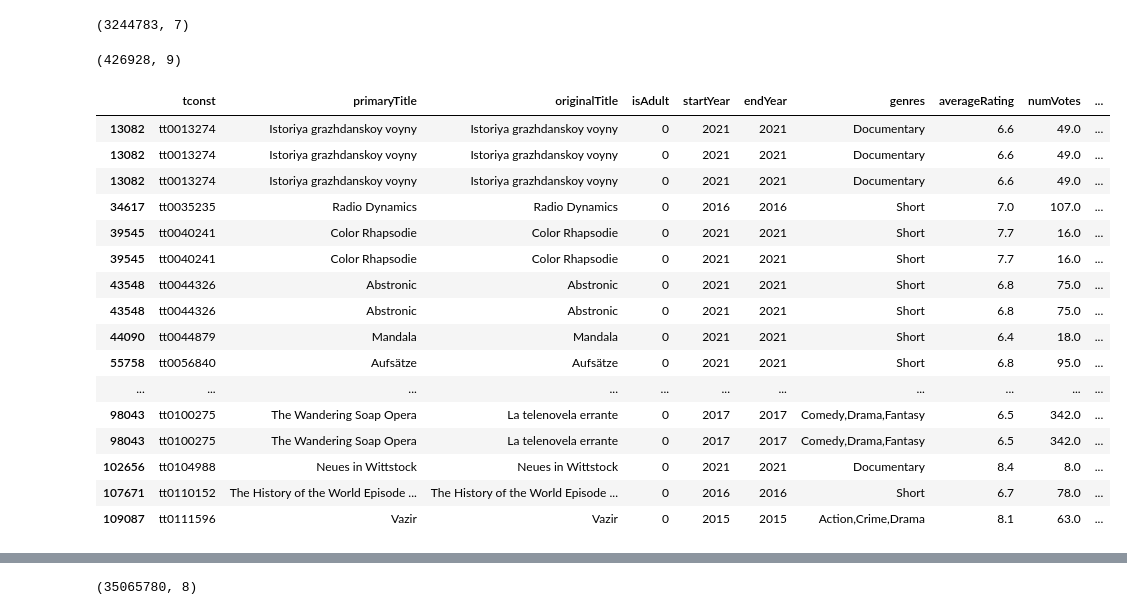
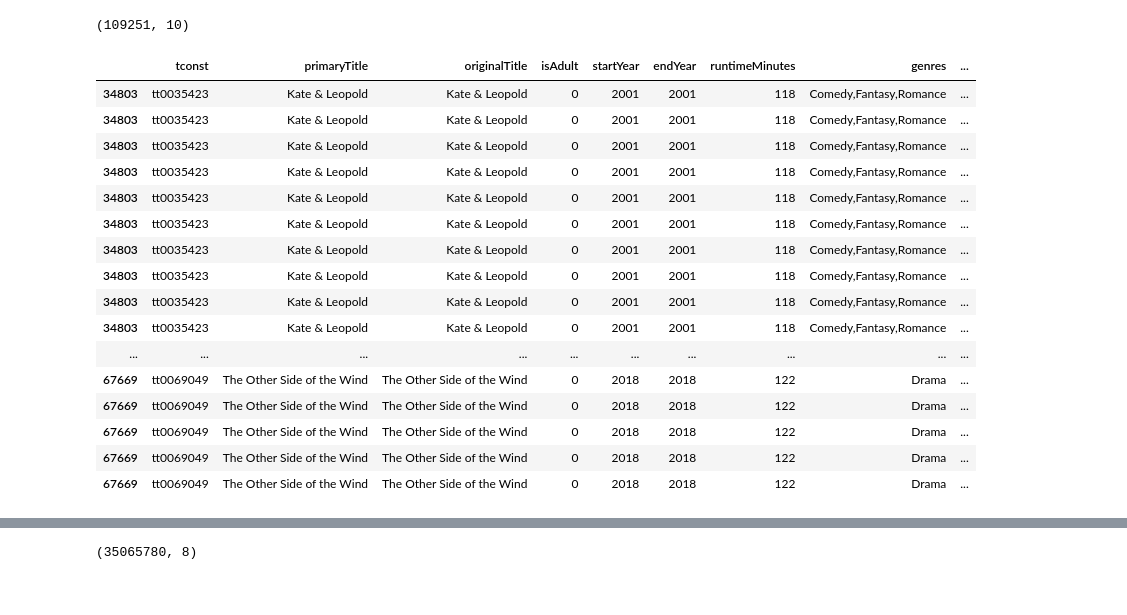
Before and after one commit to Lozzio99/Madness, a Jupyter notebook: cleanup.ipynb, the cells around one changed output, grey strips where cells are left out. Cells and saved outputs as stored; diff of their text form; code cells hidden in the pictures.

Commit message:
starting db

```diff
--- a/cleanup.ipynb
+++ b/cleanup.ipynb
@@ -22,15 +46,14 @@ title_basic.describe()
 # %%
-title_basic.startYear = title_basic.startYear.apply(int)
-title_basic = title_basic[title_basic.startYear >= 2015]
+df['startYear'] = df['startYear'].apply(int)
+df = df[df.startYear >= 1980]
 
-title_basic['endYear'] = title_basic.apply(
+df['endYear'] = df.apply(
     lambda row:row['startYear'] if row['endYear'] == '\\N' else int(row['endYear']), axis=1
 )
 
-title_basic['runtimeMinutes'] = title_basic.apply(
+df['runtimeMinutes'] = df.apply(
     lambda row: 0 if row['runtimeMinutes'] == '\\N' else row['runtimeMinutes'], axis=1
 )
-title_basic = title_basic[['tconst','primaryTitle','originalTitle','isAdult','startYear','endYear','genres']]
-title_basic.shape
+df.shape
 # %% [output]
-(3244783, 7)
+(109251, 10)
@@ -37,40 +64,26 @@ title_basic.shape
 # %%
-title_ratings = pd.read_table("db_files/title_ratings.tsv")
-df = title_basic.join(title_ratings.set_index('tconst'), on='tconst').dropna()
+df2 = df.join(title_principals.set_index('tconst'), on='tconst').dropna()
-# %%
-df.head(50)
-len(df.index) - df.count()
-df.shape
-# %% [output]
-(426928, 9)
-# %%
-title_principals = pd.read_table("db_files/title_principals.tsv")
-title_principals = title_principals.drop(columns=['job', 'characters'])
-title_principals = title_principals.rename(columns={'nconst':'pnconst', 'category':'pcategory'})
-title_principals = clear_columns(title_principals, title_principals.columns)
-# %%
-title_principals = title_principals[title_principals.tconst.isin(df.tconst)]
 # %%
-df2 = df.join(title_principals.set_index('tconst'), on='tconst')
+df2 = clear_columns(df2, title_principals.columns)
 df2.head(50)
 # %% [output]
-|  | tconst | primaryTitle | originalTitle | isAdult | startYear | endYear | genres | averageRating | numVotes | ... |
-| 13082 | tt0013274 | Istoriya grazhdanskoy voyny | Istoriya grazhdanskoy voyny | 0 | 2021 | 2021 | Documentary | 6.6 | 49.0 | ... |
-| 13082 | tt0013274 | Istoriya grazhdanskoy voyny | Istoriya grazhdanskoy voyny | 0 | 2021 | 2021 | Documentary | 6.6 | 49.0 | ... |
-| 13082 | tt0013274 | Istoriya grazhdanskoy voyny | Istoriya grazhdanskoy voyny | 0 | 2021 | 2021 | Documentary | 6.6 | 49.0 | ... |
-| 34617 | tt0035235 | Radio Dynamics | Radio Dynamics | 0 | 2016 | 2016 | Short | 7.0 | 107.0 | ... |
-| 39545 | tt0040241 | Color Rhapsodie | Color Rhapsodie | 0 | 2021 | 2021 | Short | 7.7 | 16.0 | ... |
-| 39545 | tt0040241 | Color Rhapsodie | Color Rhapsodie | 0 | 2021 | 2021 | Short | 7.7 | 16.0 | ... |
-| 43548 | tt0044326 | Abstronic | Abstronic | 0 | 2021 | 2021 | Short | 6.8 | 75.0 | ... |
-| 43548 | tt0044326 | Abstronic | Abstronic | 0 | 2021 | 2021 | Short | 6.8 | 75.0 | ... |
-| 44090 | tt0044879 | Mandala | Mandala | 0 | 2021 | 2021 | Short | 6.4 | 18.0 | ... |
-| 55758 | tt0056840 | Aufsätze | Aufsätze | 0 | 2021 | 2021 | Short | 6.8 | 95.0 | ... |
-| ... | ... | ... | ... | ... | ... | ... | ... | ... | ... | ... |
-| 98043 | tt0100275 | The Wandering Soap Opera | La telenovela errante | 0 | 2017 | 2017 | Comedy,Drama,Fantasy | 6.5 | 342.0 | ... |
-| 98043 | tt0100275 | The Wandering Soap Opera | La telenovela errante | 0 | 2017 | 2017 | Comedy,Drama,Fantasy | 6.5 | 342.0 | ... |
-| 102656 | tt0104988 | Neues in Wittstock | Neues in Wittstock | 0 | 2021 | 2021 | Documentary | 8.4 | 8.0 | ... |
-| 107671 | tt0110152 | The History of the World Episode ... | The History of the World Episode ... | 0 | 2016 | 2016 | Short | 6.7 | 78.0 | ... |
-| 109087 | tt0111596 | Vazir | Vazir | 0 | 2015 | 2015 | Action,Crime,Drama | 8.1 | 63.0 | ... |
+|  | tconst | primaryTitle | originalTitle | isAdult | startYear | endYear | runtimeMinutes | genres | ... |
+| 34803 | tt0035423 | Kate & Leopold | Kate & Leopold | 0 | 2001 | 2001 | 118 | Comedy,Fantasy,Romance | ... |
+| 34803 | tt0035423 | Kate & Leopold | Kate & Leopold | 0 | 2001 | 2001 | 118 | Comedy,Fantasy,Romance | ... |
+| 34803 | tt0035423 | Kate & Leopold | Kate & Leopold | 0 | 2001 | 2001 | 118 | Comedy,Fantasy,Romance | ... |
+| 34803 | tt0035423 | Kate & Leopold | Kate & Leopold | 0 | 2001 | 2001 | 118 | Comedy,Fantasy,Romance | ... |
+| 34803 | tt0035423 | Kate & Leopold | Kate & Leopold | 0 | 2001 | 2001 | 118 | Comedy,Fantasy,Romance | ... |
+| 34803 | tt0035423 | Kate & Leopold | Kate & Leopold | 0 | 2001 | 2001 | 118 | Comedy,Fantasy,Romance | ... |
+| 34803 | tt0035423 | Kate & Leopold | Kate & Leopold | 0 | 2001 | 2001 | 118 | Comedy,Fantasy,Romance | ... |
+| 34803 | tt0035423 | Kate & Leopold | Kate & Leopold | 0 | 2001 | 2001 | 118 | Comedy,Fantasy,Romance | ... |
+| 34803 | tt0035423 | Kate & Leopold | Kate & Leopold | 0 | 2001 | 2001 | 118 | Comedy,Fantasy,Romance | ... |
+| 34803 | tt0035423 | Kate & Leopold | Kate & Leopold | 0 | 2001 | 2001 | 118 | Comedy,Fantasy,Romance | ... |
+| ... | ... | ... | ... | ... | ... | ... | ... | ... | ... |
+| 67669 | tt0069049 | The Other Side of the Wind | The Other Side of the Wind | 0 | 2018 | 2018 | 122 | Drama | ... |
+| 67669 | tt0069049 | The Other Side of the Wind | The Other Side of the Wind | 0 | 2018 | 2018 | 122 | Drama | ... |
+| 67669 | tt0069049 | The Other Side of the Wind | The Other Side of the Wind | 0 | 2018 | 2018 | 122 | Drama | ... |
+| 67669 | tt0069049 | The Other Side of the Wind | The Other Side of the Wind | 0 | 2018 | 2018 | 122 | Drama | ... |
+| 67669 | tt0069049 | The Other Side of the Wind | The Other Side of the Wind | 0 | 2018 | 2018 | 122 | Drama | ... |
 # %%
 df2.shape
 # %% [output]
```
Also changed, not shown: parts of 14 cells of this notebook, 2 other files.
